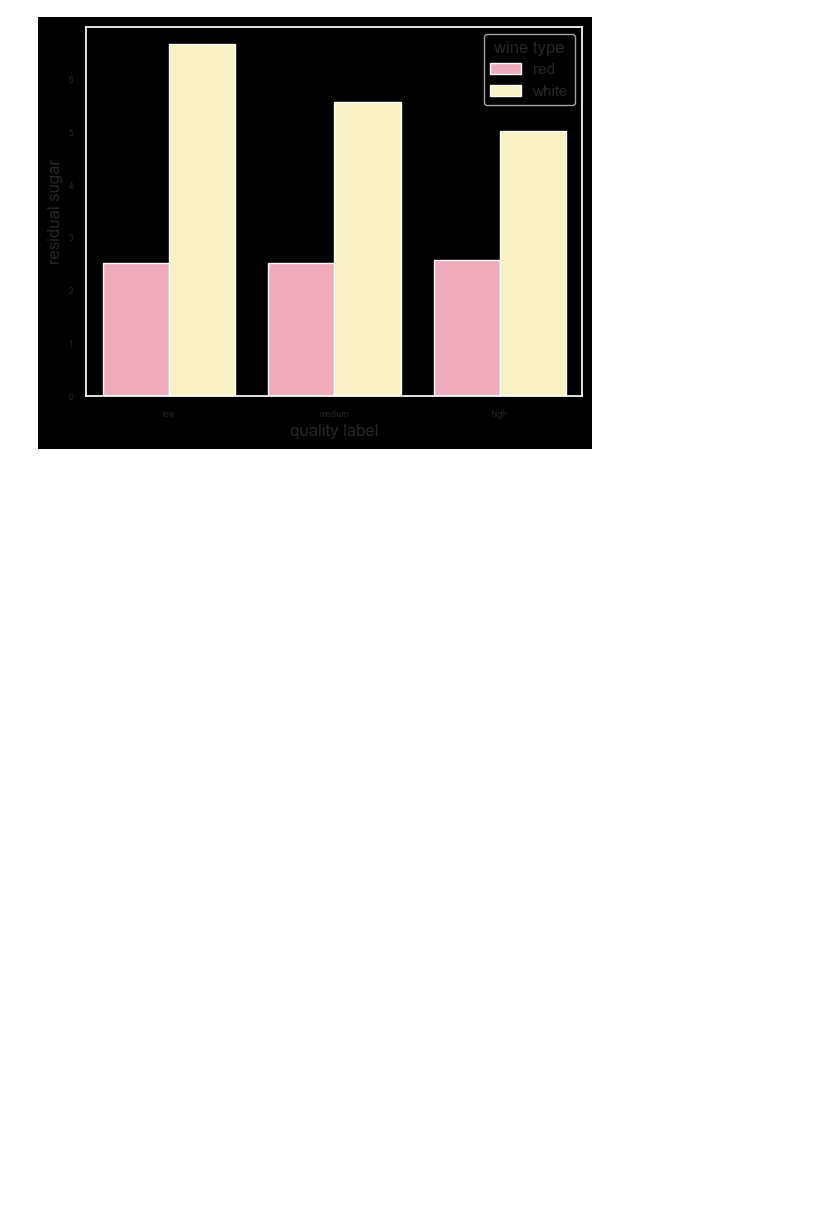
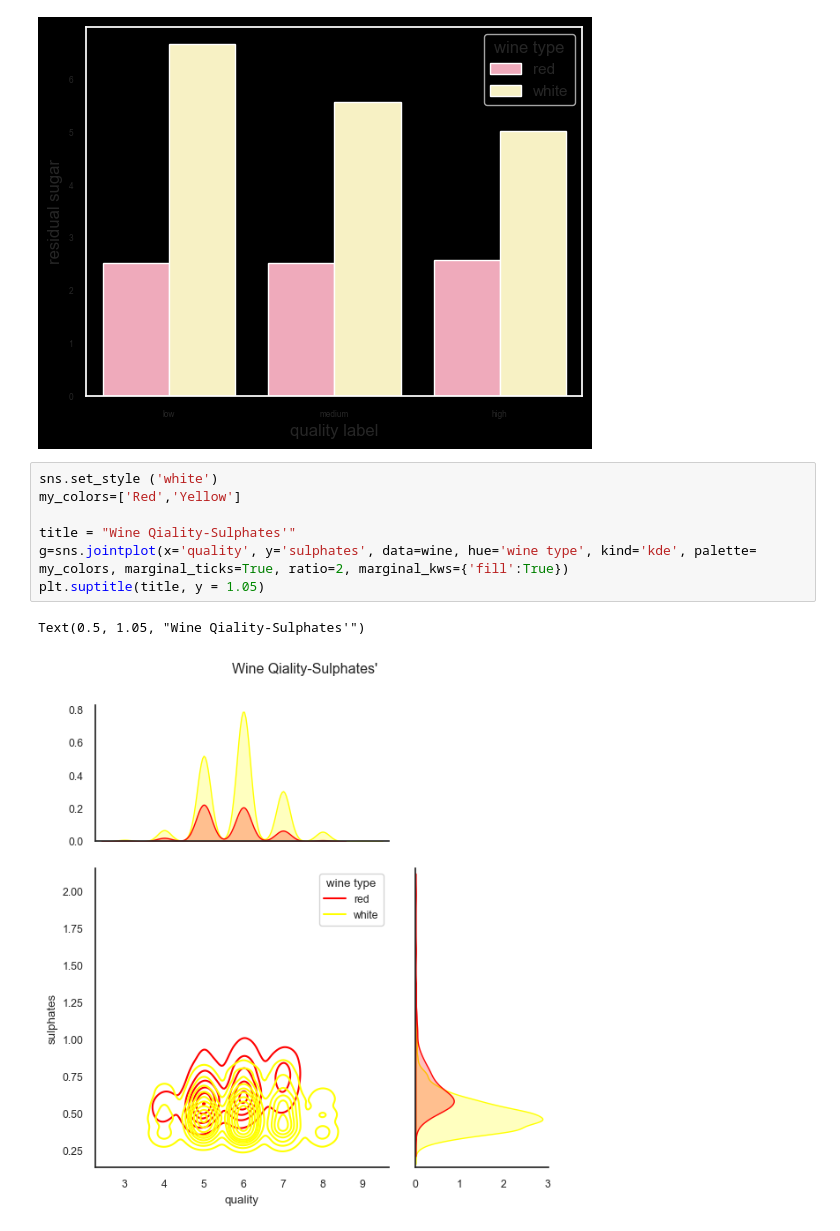
Before and after one commit to gabriela-arlt/BlueBerry-Winery, a Jupyter notebook: wine+quality/final_wine_project.ipynb, the cells around one changed output. Cells and saved outputs as stored; diff of their text form; blank space fills up the shorter version.

```diff
--- a/wine+quality/final_wine_project.ipynb
+++ b/wine+quality/final_wine_project.ipynb
@@ -764,3 +766,13 @@ The `ci` parameter is deprecated. Use `errorbar=None` for the same effect.
   sns.barplot(x='quality label',y='residual sugar',data=wine, palette=gabi, hue='wine type', ci=None)
 <function seaborn.utils.despine(fig=None, ax=None, top=True, right=True, left=False, bottom=False, offset=None, trim=False)>
 [figure]
+# %%
+sns.set_style ('white')
+my_colors=['Red','Yellow']
+
+title = "Wine Qiality-Sulphates'"
+g=sns.jointplot(x='quality', y='sulphates', data=wine, hue='wine type', kind='kde', palette= my_colors, marginal_ticks=True, ratio=2, marginal_kws={'fill':True})
+plt.suptitle(title, y = 1.05)
+# %% [output]
+Text(0.5, 1.05, "Wine Qiality-Sulphates'")
+[figure, added]
```
Also changed, not shown: parts of 3 cells of this notebook, 1 other file.
